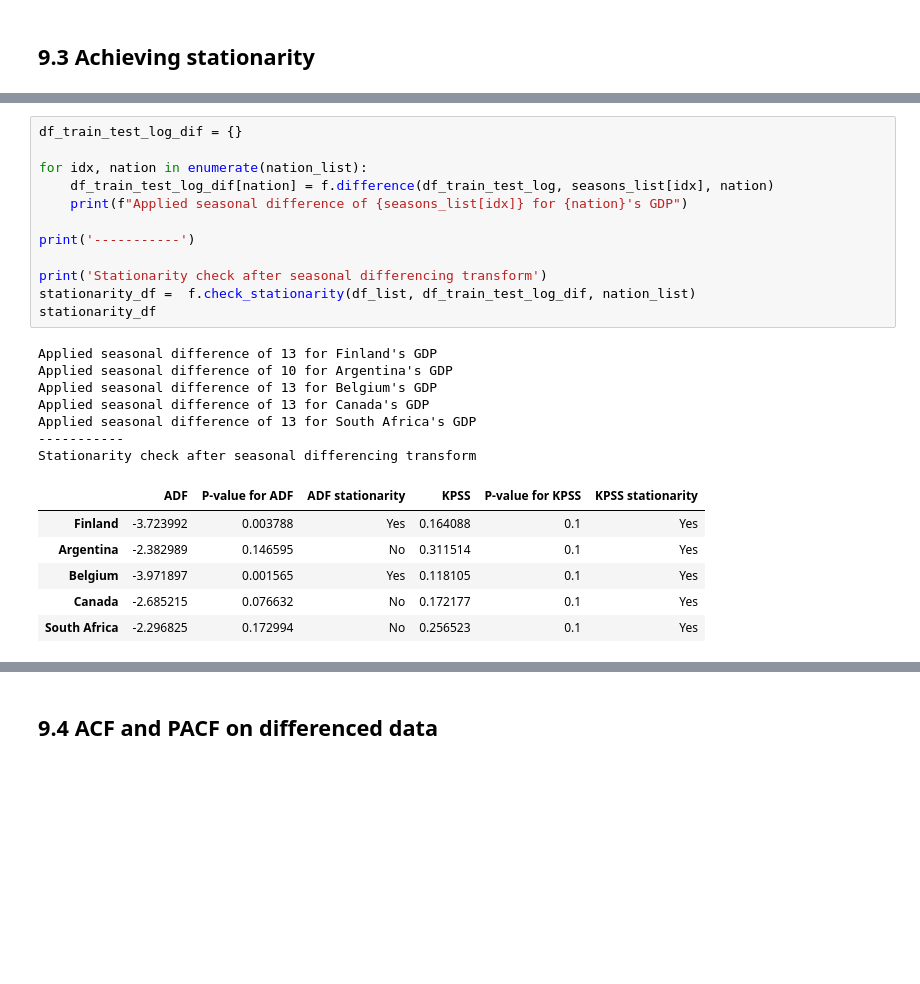
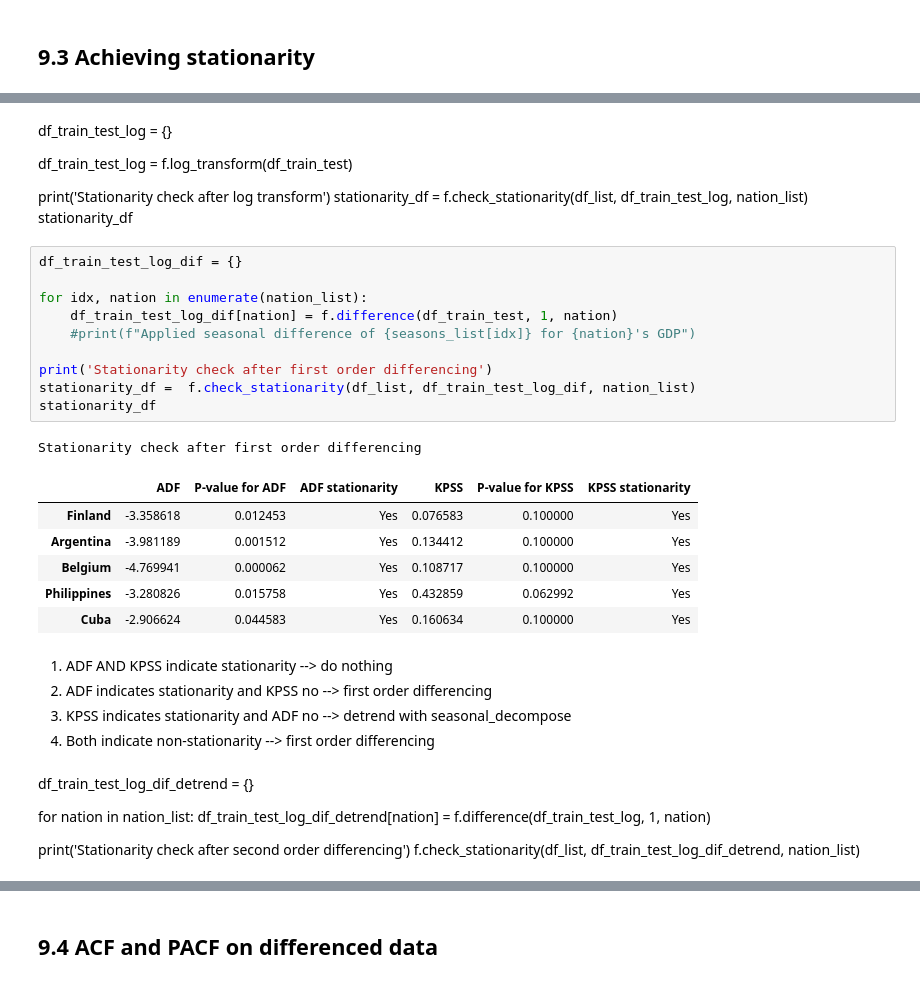
Before and after one commit to dariogemo/UNIVR-SMDS, a Jupyter notebook: main.ipynb, the cells around one changed output, grey strips where cells are left out. Drawn from its saved outputs; the diff is of its cells as text; blank space fills up the shorter version.

```diff
--- a/main.ipynb
+++ b/main.ipynb
@@ -438,29 +424,42 @@ Stationarity check after log transform
+# %% [markdown]
+df_train_test_log = {}
+
+df_train_test_log = f.log_transform(df_train_test)
+
+print('Stationarity check after log transform')
+stationarity_df = f.check_stationarity(df_list, df_train_test_log, nation_list)
+stationarity_df
 # %%
 df_train_test_log_dif = {}
 
 for idx, nation in enumerate(nation_list):
-    df_train_test_log_dif[nation] = f.difference(df_train_test_log, seasons_list[idx], nation)
-    print(f"Applied seasonal difference of {seasons_list[idx]} for {nation}'s GDP")
+    df_train_test_log_dif[nation] = f.difference(df_train_test, 1, nation)
+    #print(f"Applied seasonal difference of {seasons_list[idx]} for {nation}'s GDP")
 
-print('-----------')
-
-print('Stationarity check after seasonal differencing transform')
+print('Stationarity check after first order differencing')
 stationarity_df =  f.check_stationarity(df_list, df_train_test_log_dif, nation_list)
 stationarity_df
 # %% [output]
-Applied seasonal difference of 13 for Finland's GDP
-Applied seasonal difference of 10 for Argentina's GDP
-Applied seasonal difference of 13 for Belgium's GDP
-Applied seasonal difference of 13 for Canada's GDP
-Applied seasonal difference of 13 for South Africa's GDP
------------
-Stationarity check after seasonal differencing transform
+Stationarity check after first order differencing
 |  | ADF | P-value for ADF | ADF stationarity | KPSS | P-value for KPSS | KPSS stationarity |
-| Finland | -3.723992 | 0.003788 | Yes | 0.164088 | 0.1 | Yes |
-| Argentina | -2.382989 | 0.146595 | No | 0.311514 | 0.1 | Yes |
-| Belgium | -3.971897 | 0.001565 | Yes | 0.118105 | 0.1 | Yes |
-| Canada | -2.685215 | 0.076632 | No | 0.172177 | 0.1 | Yes |
-| South Africa | -2.296825 | 0.172994 | No | 0.256523 | 0.1 | Yes |
+| Finland | -3.358618 | 0.012453 | Yes | 0.076583 | 0.100000 | Yes |
+| Argentina | -3.981189 | 0.001512 | Yes | 0.134412 | 0.100000 | Yes |
+| Belgium | -4.769941 | 0.000062 | Yes | 0.108717 | 0.100000 | Yes |
+| Philippines | -3.280826 | 0.015758 | Yes | 0.432859 | 0.062992 | Yes |
+| Cuba | -2.906624 | 0.044583 | Yes | 0.160634 | 0.100000 | Yes |
+# %% [markdown]
+1. ADF AND KPSS indicate stationarity --> do nothing
+2. ADF indicates stationarity and KPSS no --> first order differencing
+3. KPSS indicates stationarity and ADF no --> detrend with seasonal_decompose
+4. Both indicate non-stationarity --> first order differencing
+# %% [markdown]
+df_train_test_log_dif_detrend = {}
+
+for nation in nation_list:
+    df_train_test_log_dif_detrend[nation] = f.difference(df_train_test_log, 1, nation)
+
+print('Stationarity check after second order differencing')
+f.check_stationarity(df_list, df_train_test_log_dif_detrend, nation_list)
 # %%
 f.roll_mean_std_plot(df_train_test_log_dif, nation_list, 5)
 # %% [output]
```
Also changed, not shown: parts of 32 cells of this notebook, 1 other file.
